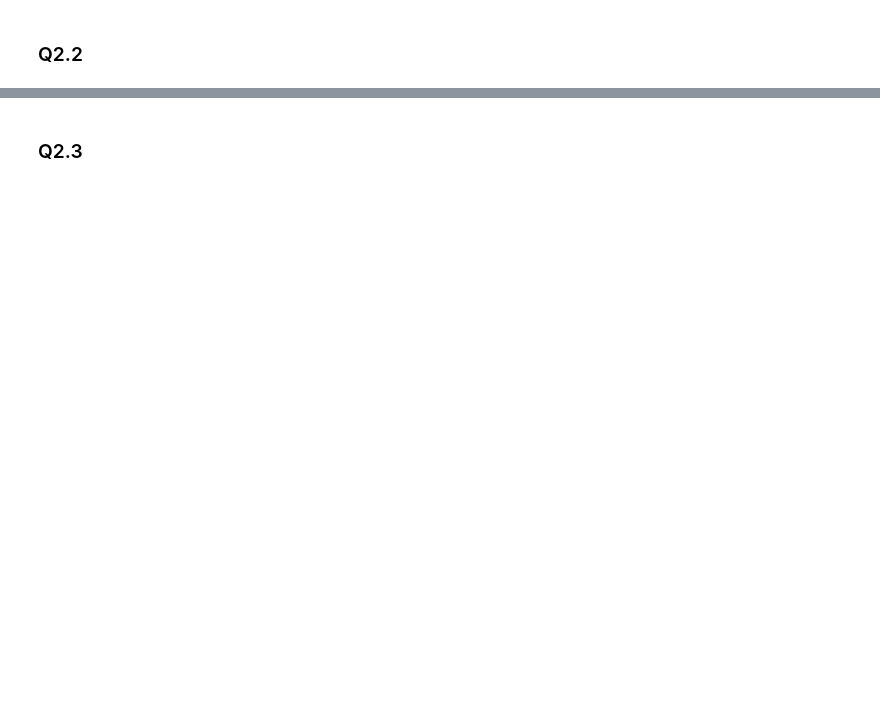
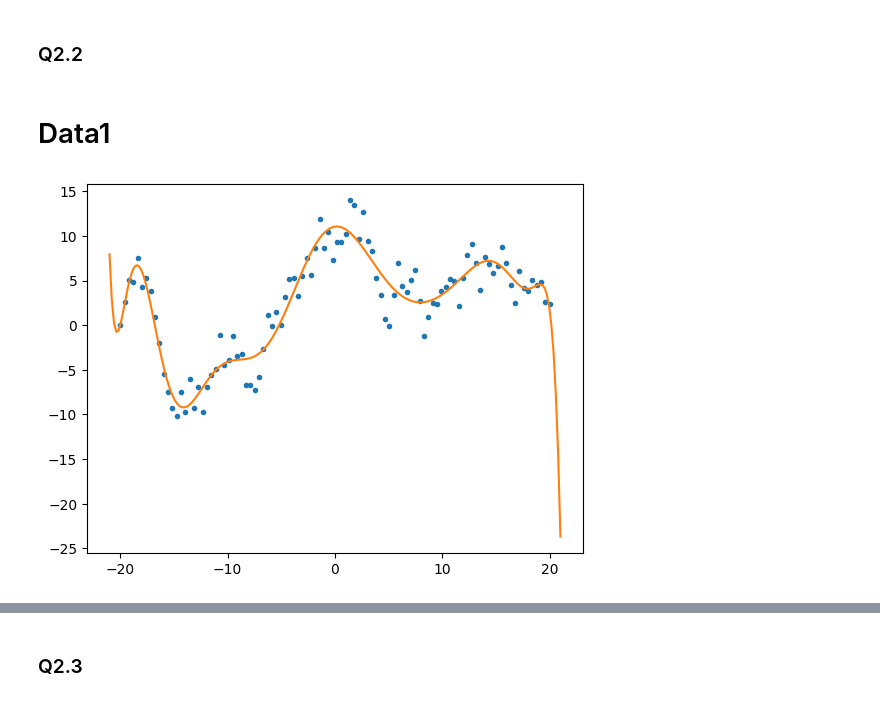
Before and after one commit to garfield-gray/Optimization, a Jupyter notebook: NonConvex/Data_Fitting_&_Denoising.ipynb, the cells around one changed output, grey strips where cells are left out. Saved outputs shown, nothing was run; the diff lists cells and outputs as text; code cells hidden in the pictures; blank space fills up the shorter version.

```diff
--- a/NonConvex/Data_Fitting_&_Denoising.ipynb
+++ b/NonConvex/Data_Fitting_&_Denoising.ipynb
@@ -214,0 +221,4 @@ plt.show()
+# %%
+def Data_Fitting(x, y, deg): #degre is the degre of the polinomial
+  v = np.vander(x,deg+1)
+  return np.linalg.inv(v.T@v)@v.T@y
@@ -215,2 +232,15 @@ plt.show()
 # %% [markdown]
 ### Q2.2
+# %% [markdown]
+# Data1
+# %%
+data1 = np.array(load_data('Data1.txt'))
+# plt.scatter(data1[:,0], data1[:,1])
+# plt.show()
+xp = np.linspace(np.min(data1[:,0])-1, np.max(data1[:,0])+1, 2*len(data1[:,0]))
+plt.plot(data1[:,0], data1[:,1], '.', xp, np.vander(xp,14)@Data_Fitting(data1[:,0], data1[:,1], 13), '-')
+
+# plt.ylim(-2,2)
+plt.show()
+# %% [output]
+[figure, added]
```
Also changed, not shown: parts of 6 cells of this notebook.
